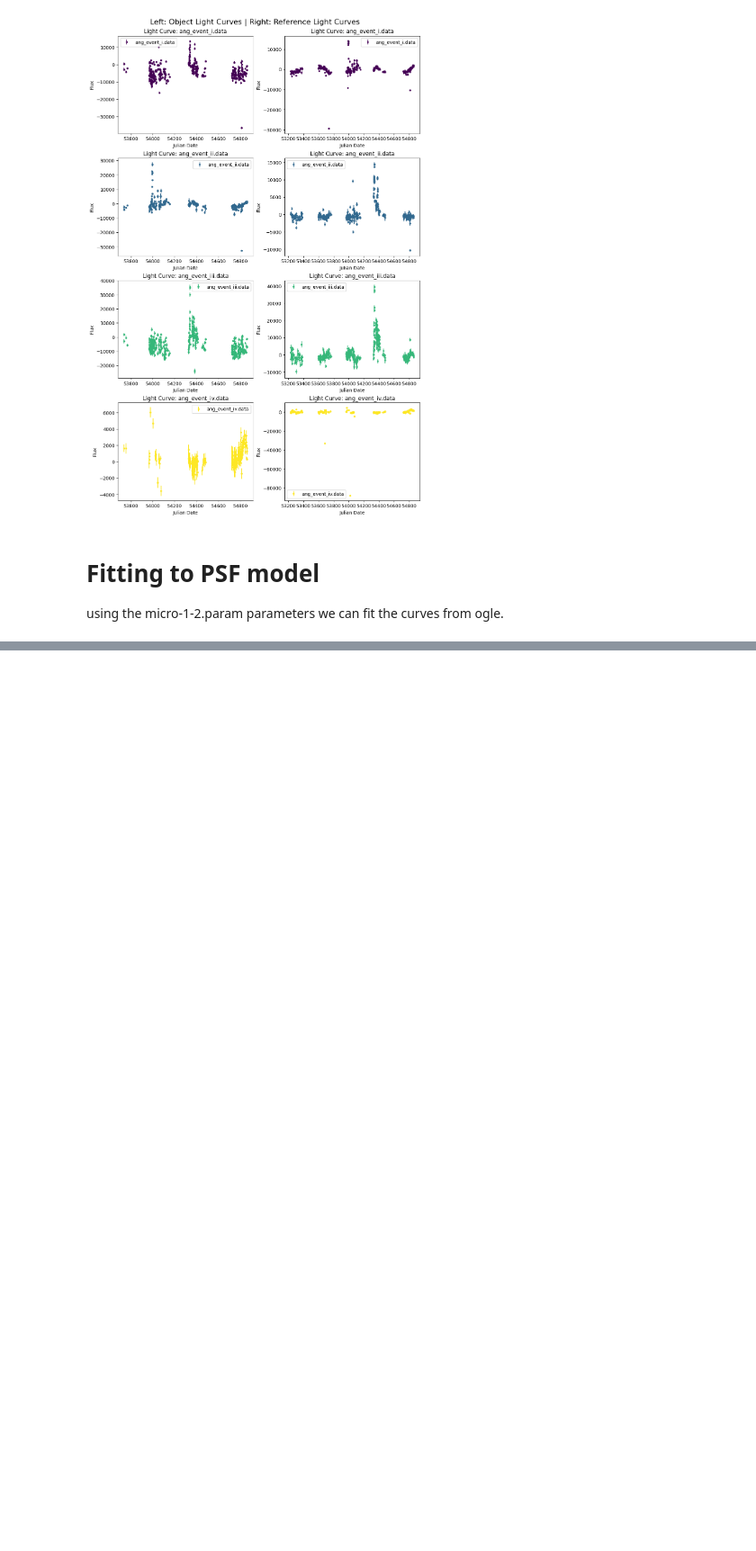
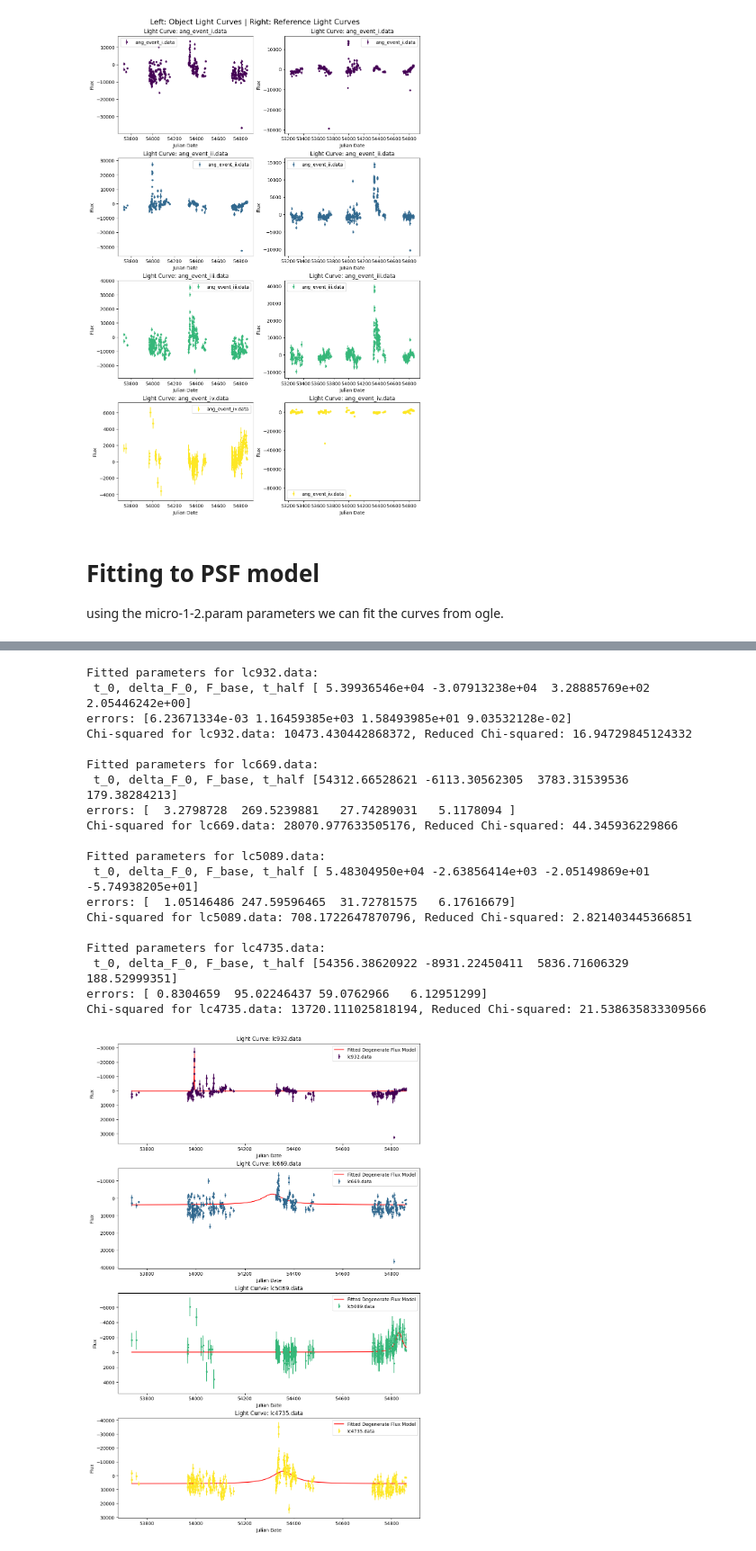
Before and after one commit to damianfrench/Physics-3rd-year-DIA-Lab, a Jupyter notebook: light_curves_scripts.ipynb, the cells around one changed output, grey strips where cells are left out. Shown at 90% size. Cells and saved outputs as stored; diff of their text form; code cells hidden in the pictures; blank space fills up the shorter version.

```diff
--- a/light_curves_scripts.ipynb
+++ b/light_curves_scripts.ipynb
@@ -116,0 +130,79 @@ errors: [0.11184039 0.01427748 2.87531346 0.00319881 0.11445003]
+# %%
+from scipy import stats
+
+def D_flux_fit(t,t_0,delta_F_0,F_base,t_half):
+    F_t=F_base+delta_F_0/(1+12*((t-t_0)/t_half)**2)
+    return F_t
+
+def chi_squared(observed, expected, error):
+    return np.sum(((observed - expected) / error) ** 2)
+
+dfs=getting_light_curves()
+# keys=['lc4735.data', 'lc5089.data', 'lc669.data', 'lc932.data']
+# sorted_keys = sorted(keys, key=lambda x: int(x[2:-5]))
+# dfs = {k: dfs[k] for k in sorted_keys}
+fig,ax=plt.subplots(4,figsize=(10,15),layout='constrained')
+colors_viridis=plt.cm.viridis(np.linspace(0,1,len(ax)))
+p_0=[[
+    54000,     # t_0: event time ~ middle of dataset
+    30000,                          # delta_F_0: flux difference at peak
+    1000,                           # F_base: baseline flux
+    20        # t_half: half-maximum time (days)
+],[
+    54300,     # t_0: event time ~ middle of dataset
+    -10000,                          # delta_F_0: flux difference at peak
+    5000,                           # F_base: baseline flux
+    10        # t_half: half-maximum time (days)
+],
+[
+    54800.000,     # t_0: event time ~ middle of  dataset
+    10000,                          # delta_F_0: flux difference at peak
+    800,                           # F_base: baseline flux
+    3        # t_half: half-maximum time (days)
+],[
+    54300.000,     # t_0: event time ~ middle of dataset
+    -40000,                          # delta_F_0: flux difference at peak
+    9000,                           # F_base: baseline flux
+    5        # t_half: half-maximum time (days)
+]
+]
+for i,(name,df) in enumerate(dfs.items()):
+    df=df[df['Error'].notna()]
+    plotting_light_curves(ax[i],df,name,color=colors_viridis[i],error_multiplier=2)
+    p0=p_0[i]
+    try:
+        ax[i].yaxis.set_inverted(True)
+        t_fit = np.linspace(df['Julian_Date'].min(), df['Julian_Date'].max(), 1000)
+        popt, pcov = curve_fit(D_flux_fit, df['Julian_Date'], df['Flux'], p0=p0,sigma=df['Error'], absolute_sigma=True, maxfev=10000)
+        ax[i].plot(t_fit, D_flux_fit(t_fit, *popt), 'r-', label='Fitted Degenerate Flux Model')
+        ax[i].legend()
+        print(f"Fitted parameters for {name}:\n t_0, delta_F_0, F_base, t_half {popt}")
+        print('errors:', np.sqrt(np.diag(pcov)))
+        chi_squared_total=0
+        for j in df.index:
+            chi = chi_squared(df['Flux'][j], D_flux_fit(df['Julian_Date'][j], *popt), df['Error'][j])
+            chi_squared_total += chi
+        print(f"Chi-squared for {name}: {chi_squared_total}, Reduced Chi-squared: {chi_squared_total / (len(df) - len(popt))}\n")
+    except RuntimeError as e:
+        print(f"Could not fit data for {name}: {e}")
+# %% [output]
+Fitted parameters for lc932.data:
+ t_0, delta_F_0, F_base, t_half [ 5.39936546e+04 -3.07913238e+04  3.28885769e+02  2.05446242e+00]
+errors: [6.23671334e-03 1.16459385e+03 1.58493985e+01 9.03532128e-02]
+Chi-squared for lc932.data: 10473.430442868372, Reduced Chi-squared: 16.94729845124332
+
+Fitted parameters for lc669.data:
+ t_0, delta_F_0, F_base, t_half [54312.66528621 -6113.30562305  3783.31539536   179.38284213]
+errors: [  3.2798728  269.5239881   27.74289031   5.1178094 ]
+Chi-squared for lc669.data: 28070.977633505176, Reduced Chi-squared: 44.345936229866
+
+Fitted parameters for lc5089.data:
+ t_0, delta_F_0, F_base, t_half [ 5.48304950e+04 -2.63856414e+03 -2.05149869e+01 -5.74938205e+01]
+errors: [  1.05146486 247.59596465  31.72781575   6.17616679]
+Chi-squared for lc5089.data: 708.1722647870796, Reduced Chi-squared: 2.821403445366851
+
+Fitted parameters for lc4735.data:
+ t_0, delta_F_0, F_base, t_half [54356.38620922 -8931.22450411  5836.71606329   188.52999351]
+errors: [ 0.8304659  95.02246437 59.0762966   6.12951299]
+Chi-squared for lc4735.data: 13720.111025818194, Reduced Chi-squared: 21.538635833309566
+[figure, added]
```
Also changed, not shown: parts of 6 cells of this notebook.
